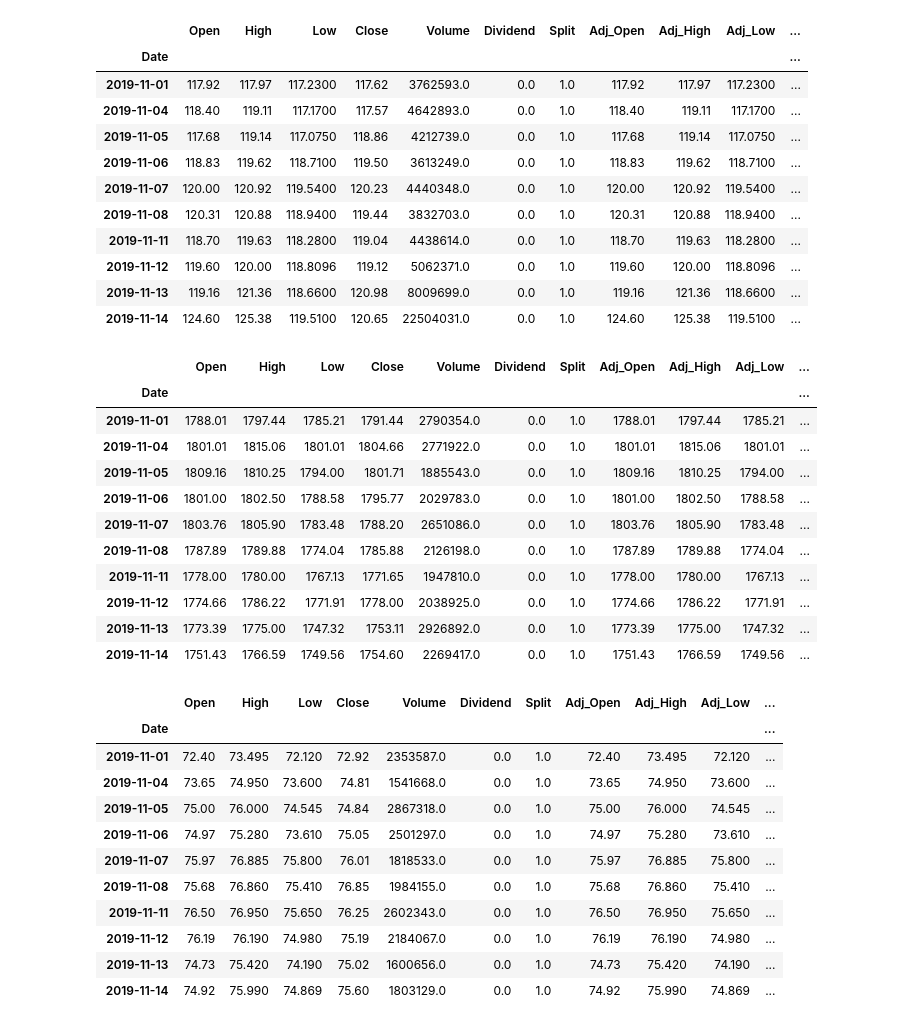
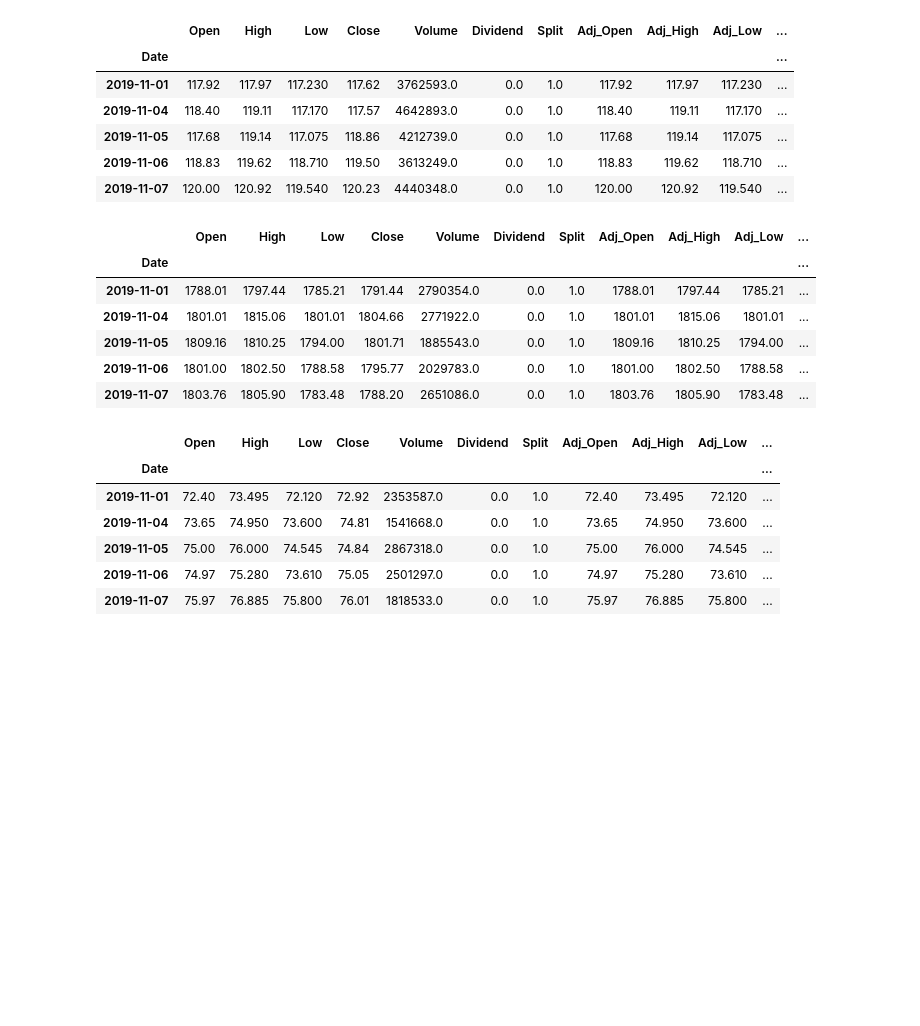
Before and after one commit to gofish1234/MachineLearning, a Jupyter notebook: Stockdata.ipynb, the cells around one changed output. Drawn from its saved outputs; the diff is of its cells as text; code cells hidden in the pictures; blank space fills up the shorter version.

```diff
--- a/Stockdata.ipynb
+++ b/Stockdata.ipynb
@@ -49,22 +24,21 @@ data_TGT
 # %%
 data_WMT = quandl.get('EOD/WMT', start_date='2019-11-01', end_date='2019-11-17')
-data_WMT.head(10)
+data_WMT['Ticker']=['WMT','WMT','WMT','WMT','WMT','WMT','WMT','WMT','WMT','WMT','WMT']
+data_WMT['Value']=data_WMT['Close']-data_WMT['Open']
+data_WMT.head(5)
 # %% [output]
 |  | Open | High | Low | Close | Volume | Dividend | Split | Adj_Open | Adj_High | Adj_Low | ... |
 | Date |  |  |  |  |  |  |  |  |  |  | ... |
-| 2019-11-01 | 117.92 | 117.97 | 117.2300 | 117.62 | 3762593.0 | 0.0 | 1.0 | 117.92 | 117.97 | 117.2300 | ... |
-| 2019-11-04 | 118.40 | 119.11 | 117.1700 | 117.57 | 4642893.0 | 0.0 | 1.0 | 118.40 | 119.11 | 117.1700 | ... |
-| 2019-11-05 | 117.68 | 119.14 | 117.0750 | 118.86 | 4212739.0 | 0.0 | 1.0 | 117.68 | 119.14 | 117.0750 | ... |
-| 2019-11-06 | 118.83 | 119.62 | 118.7100 | 119.50 | 3613249.0 | 0.0 | 1.0 | 118.83 | 119.62 | 118.7100 | ... |
-| 2019-11-07 | 120.00 | 120.92 | 119.5400 | 120.23 | 4440348.0 | 0.0 | 1.0 | 120.00 | 120.92 | 119.5400 | ... |
-| 2019-11-08 | 120.31 | 120.88 | 118.9400 | 119.44 | 3832703.0 | 0.0 | 1.0 | 120.31 | 120.88 | 118.9400 | ... |
-| 2019-11-11 | 118.70 | 119.63 | 118.2800 | 119.04 | 4438614.0 | 0.0 | 1.0 | 118.70 | 119.63 | 118.2800 | ... |
-| 2019-11-12 | 119.60 | 120.00 | 118.8096 | 119.12 | 5062371.0 | 0.0 | 1.0 | 119.60 | 120.00 | 118.8096 | ... |
-| 2019-11-13 | 119.16 | 121.36 | 118.6600 | 120.98 | 8009699.0 | 0.0 | 1.0 | 119.16 | 121.36 | 118.6600 | ... |
-| 2019-11-14 | 124.60 | 125.38 | 119.5100 | 120.65 | 22504031.0 | 0.0 | 1.0 | 124.60 | 125.38 | 119.5100 | ... |
+| 2019-11-01 | 117.92 | 117.97 | 117.230 | 117.62 | 3762593.0 | 0.0 | 1.0 | 117.92 | 117.97 | 117.230 | ... |
+| 2019-11-04 | 118.40 | 119.11 | 117.170 | 117.57 | 4642893.0 | 0.0 | 1.0 | 118.40 | 119.11 | 117.170 | ... |
+| 2019-11-05 | 117.68 | 119.14 | 117.075 | 118.86 | 4212739.0 | 0.0 | 1.0 | 117.68 | 119.14 | 117.075 | ... |
+| 2019-11-06 | 118.83 | 119.62 | 118.710 | 119.50 | 3613249.0 | 0.0 | 1.0 | 118.83 | 119.62 | 118.710 | ... |
+| 2019-11-07 | 120.00 | 120.92 | 119.540 | 120.23 | 4440348.0 | 0.0 | 1.0 | 120.00 | 120.92 | 119.540 | ... |
 # %%
 data_AMZN = quandl.get('EOD/AMZN', start_date='2019-11-01', end_date='2019-11-17')
-data_AMZN.head(10)
+data_AMZN['Ticker']=['AMZN','AMZN','AMZN','AMZN','AMZN','AMZN','AMZN','AMZN','AMZN','AMZN','AMZN']
+data_AMZN['Value']=data_AMZN['Close']-data_AMZN['Open']
+data_AMZN.head(5)
 # %% [output]
 |  | Open | High | Low | Close | Volume | Dividend | Split | Adj_Open | Adj_High | Adj_Low | ... |
 | Date |  |  |  |  |  |  |  |  |  |  | ... |
@@ -73,14 +47,11 @@ data_AMZN.head(10)
 | 2019-11-05 | 1809.16 | 1810.25 | 1794.00 | 1801.71 | 1885543.0 | 0.0 | 1.0 | 1809.16 | 1810.25 | 1794.00 | ... |
 | 2019-11-06 | 1801.00 | 1802.50 | 1788.58 | 1795.77 | 2029783.0 | 0.0 | 1.0 | 1801.00 | 1802.50 | 1788.58 | ... |
 | 2019-11-07 | 1803.76 | 1805.90 | 1783.48 | 1788.20 | 2651086.0 | 0.0 | 1.0 | 1803.76 | 1805.90 | 1783.48 | ... |
-| 2019-11-08 | 1787.89 | 1789.88 | 1774.04 | 1785.88 | 2126198.0 | 0.0 | 1.0 | 1787.89 | 1789.88 | 1774.04 | ... |
-| 2019-11-11 | 1778.00 | 1780.00 | 1767.13 | 1771.65 | 1947810.0 | 0.0 | 1.0 | 1778.00 | 1780.00 | 1767.13 | ... |
-| 2019-11-12 | 1774.66 | 1786.22 | 1771.91 | 1778.00 | 2038925.0 | 0.0 | 1.0 | 1774.66 | 1786.22 | 1771.91 | ... |
-| 2019-11-13 | 1773.39 | 1775.00 | 1747.32 | 1753.11 | 2926892.0 | 0.0 | 1.0 | 1773.39 | 1775.00 | 1747.32 | ... |
-| 2019-11-14 | 1751.43 | 1766.59 | 1749.56 | 1754.60 | 2269417.0 | 0.0 | 1.0 | 1751.43 | 1766.59 | 1749.56 | ... |
 # %%
 data_BBY = quandl.get('EOD/BBY', start_date='2019-11-01', end_date='2019-11-17')
-data_BBY.head(10)
+data_BBY['Ticker']=['BBY','BBY','BBY','BBY','BBY','BBY','BBY','BBY','BBY','BBY','BBY']
+data_BBY['Value']=data_BBY['Close']-data_BBY['Open']
+data_BBY.head(5)
 # %% [output]
 |  | Open | High | Low | Close | Volume | Dividend | Split | Adj_Open | Adj_High | Adj_Low | ... |
 | Date |  |  |  |  |  |  |  |  |  |  | ... |
@@ -89,10 +60,5 @@ data_BBY.head(10)
 | 2019-11-05 | 75.00 | 76.000 | 74.545 | 74.84 | 2867318.0 | 0.0 | 1.0 | 75.00 | 76.000 | 74.545 | ... |
 | 2019-11-06 | 74.97 | 75.280 | 73.610 | 75.05 | 2501297.0 | 0.0 | 1.0 | 74.97 | 75.280 | 73.610 | ... |
 | 2019-11-07 | 75.97 | 76.885 | 75.800 | 76.01 | 1818533.0 | 0.0 | 1.0 | 75.97 | 76.885 | 75.800 | ... |
-| 2019-11-08 | 75.68 | 76.860 | 75.410 | 76.85 | 1984155.0 | 0.0 | 1.0 | 75.68 | 76.860 | 75.410 | ... |
-| 2019-11-11 | 76.50 | 76.950 | 75.650 | 76.25 | 2602343.0 | 0.0 | 1.0 | 76.50 | 76.950 | 75.650 | ... |
-| 2019-11-12 | 76.19 | 76.190 | 74.980 | 75.19 | 2184067.0 | 0.0 | 1.0 | 76.19 | 76.190 | 74.980 | ... |
-| 2019-11-13 | 74.73 | 75.420 | 74.190 | 75.02 | 1600656.0 | 0.0 | 1.0 | 74.73 | 75.420 | 74.190 | ... |
-| 2019-11-14 | 74.92 | 75.990 | 74.869 | 75.60 | 1803129.0 | 0.0 | 1.0 | 74.92 | 75.990 | 74.869 | ... |
 # %%
 data_COST = quandl.get('EOD/COST', start_date='2019-11-01', end_date='2019-11-17')
```
Also changed, not shown: parts of 8 cells of this notebook.
